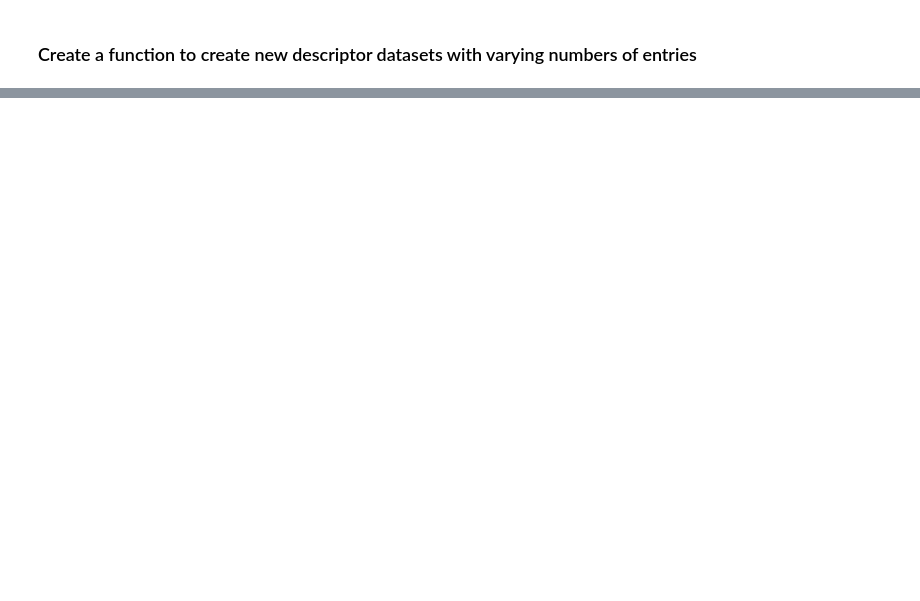
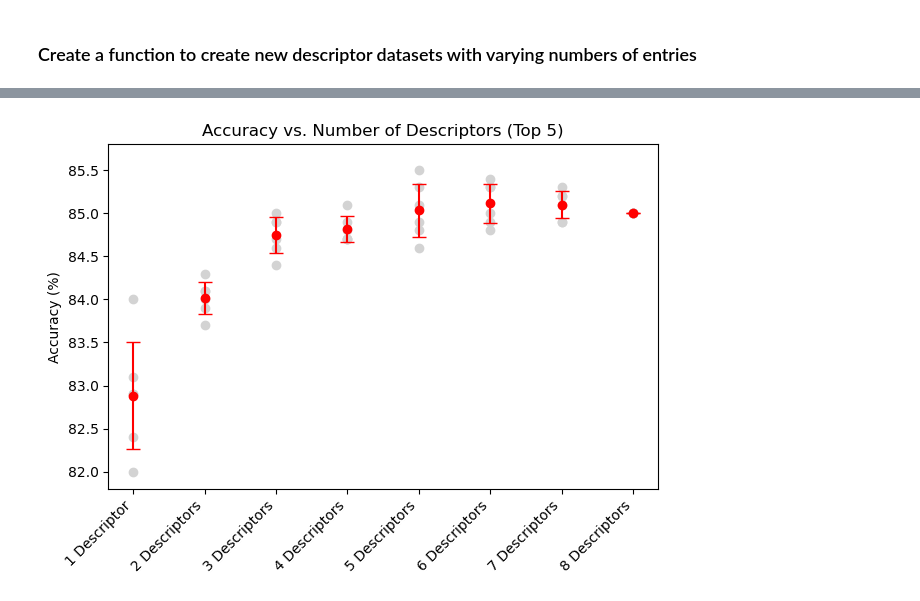
Before and after one commit to LukeHeffAI/DCLIP2, a Jupyter notebook: json_editing.ipynb, the cells around one changed output, grey strips where cells are left out. Drawn from its saved outputs; the diff is of its cells as text; code cells hidden in the pictures; blank space fills up the shorter version.

```diff
--- a/json_editing.ipynb
+++ b/json_editing.ipynb
@@ -44,0 +112,40 @@ eight_desc_dict 8 {'Black-footed Albatross': ['Seabird with contrasting black an
+# %%
+import numpy as np
+import matplotlib.pyplot as plt
+
+descriptor_count_vs_acc_dict_top5 = {
+    "1 Descriptor": [84.0, 83.1, 82.9, 82.4, 82.0, 82.9],
+    "2 Descriptors": [83.9, 83.7, 84.1, 84.3, 84.1, 84.0],
+    "3 Descriptors": [84.9, 84.6, 84.4, 84.9, 85.0, 84.7],
+    "4 Descriptors": [84.7, 84.9, 84.7, 85.1, 84.8, 84.7],
+    "5 Descriptors": [84.8, 85.3, 85.1, 84.6, 85.5, 84.9],
+    "6 Descriptors": [85.3, 84.8, 85.4, 85.0, 84.9, 85.3],
+    "7 Descriptors": [85.2, 84.9, 85.1, 85.2, 84.9, 85.3],
+    "8 Descriptors": [85.0, 85.0, 85.0, 85.0, 85.0, 85.0]
+}
+
+# Calculate mean and standard deviation
+means = {key: np.mean(values) for key, values in descriptor_count_vs_acc_dict_top5.items()}
+std_devs = {key: np.std(values) for key, values in descriptor_count_vs_acc_dict_top5.items()}
+
+# Plotting
+fig, ax = plt.subplots()
+
+# Scatter plot for individual data points
+for key, values in descriptor_count_vs_acc_dict_top5.items():
+    ax.scatter([key]*len(values), values, color='lightgray', alpha=1)
+
+# Scatter plot for means with error bars
+ax.errorbar(list(means.keys()), list(means.values()), yerr=list(std_devs.values()), fmt='o', color='red', capsize=5)
+
+# Labels and title
+ax.set_ylabel('Accuracy (%)')
+ax.set_ylim(81.8, 85.8)
+ax.set_title('Accuracy vs. Number of Descriptors (Top 5)')
+ax.set_xticklabels(means.keys(), rotation=45, ha='right')
+
+# Show plot
+plt.tight_layout()
+plt.show()
+# %% [output]
+[figure, added]
```
Also changed, not shown: parts of 6 cells of this notebook.
